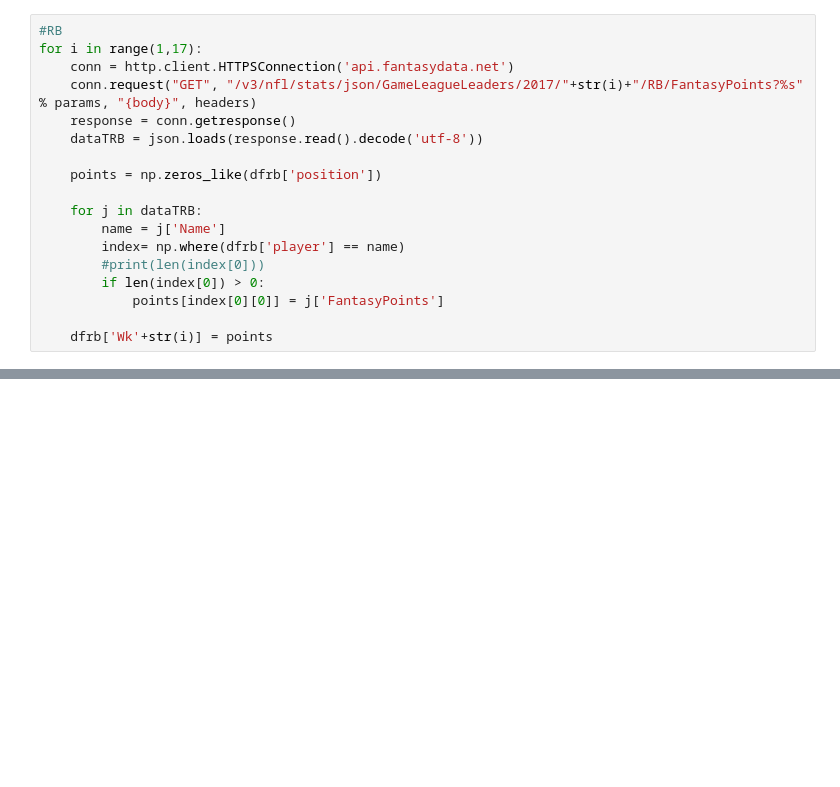
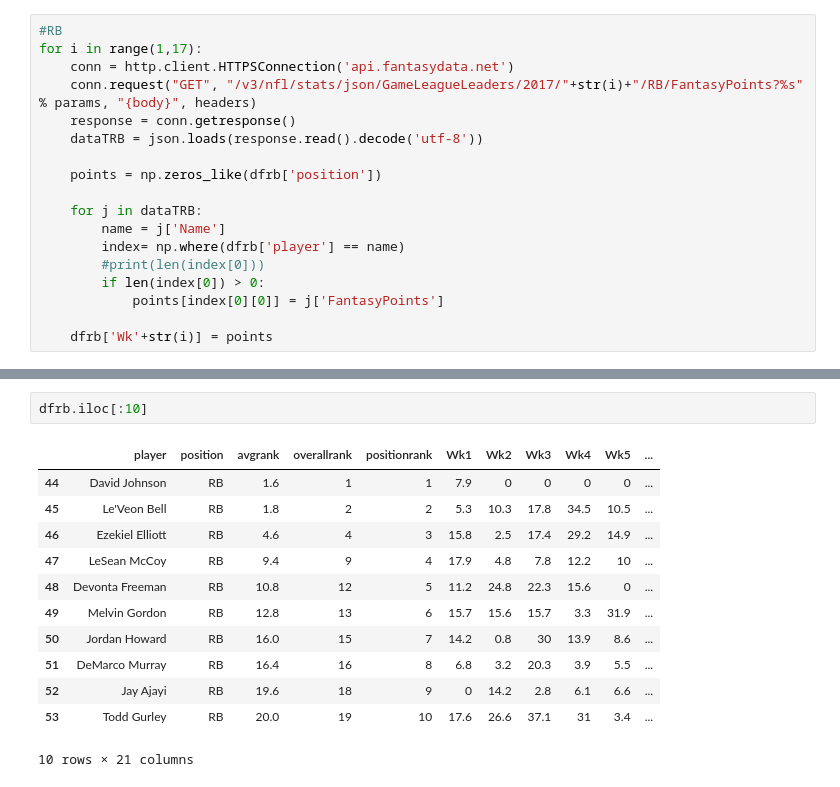
Before and after one commit to MTMUTH/Group_Project_01, a Jupyter notebook: FFL_CleanData-Copy1.ipynb, the cells around one changed output, grey strips where cells are left out. Drawn from its saved outputs; the diff is of its cells as text; blank space fills up the shorter version.

```diff
--- a/FFL_CleanData-Copy1.ipynb
+++ b/FFL_CleanData-Copy1.ipynb
@@ -266,2 +283,17 @@ display(WR_Weekly_Summary)
 | field | 23.3 | 29.3 | 33.0 | 19.7 | 26.1 | 20.1 | 37.2 | 32.0 | 23.0 | 25.5 | ... |
+# %%
+dfrb.iloc[:10]
+# %% [output]
+|  | player | position | avgrank | overallrank | positionrank | Wk1 | Wk2 | Wk3 | Wk4 | Wk5 | ... |
+| 44 | David Johnson | RB | 1.6 | 1 | 1 | 7.9 | 0 | 0 | 0 | 0 | ... |
+| 45 | Le'Veon Bell | RB | 1.8 | 2 | 2 | 5.3 | 10.3 | 17.8 | 34.5 | 10.5 | ... |
+| 46 | Ezekiel Elliott | RB | 4.6 | 4 | 3 | 15.8 | 2.5 | 17.4 | 29.2 | 14.9 | ... |
+| 47 | LeSean McCoy | RB | 9.4 | 9 | 4 | 17.9 | 4.8 | 7.8 | 12.2 | 10 | ... |
+| 48 | Devonta Freeman | RB | 10.8 | 12 | 5 | 11.2 | 24.8 | 22.3 | 15.6 | 0 | ... |
+| 49 | Melvin Gordon | RB | 12.8 | 13 | 6 | 15.7 | 15.6 | 15.7 | 3.3 | 31.9 | ... |
+| 50 | Jordan Howard | RB | 16.0 | 15 | 7 | 14.2 | 0.8 | 30 | 13.9 | 8.6 | ... |
+| 51 | DeMarco Murray | RB | 16.4 | 16 | 8 | 6.8 | 3.2 | 20.3 | 3.9 | 5.5 | ... |
+| 52 | Jay Ajayi | RB | 19.6 | 18 | 9 | 0 | 14.2 | 2.8 | 6.1 | 6.6 | ... |
+| 53 | Todd Gurley | RB | 20.0 | 19 | 10 | 17.6 | 26.6 | 37.1 | 31 | 3.4 | ... |
+10 rows × 21 columns
 # %%
```
Also changed, not shown: parts of 8 cells of this notebook.
